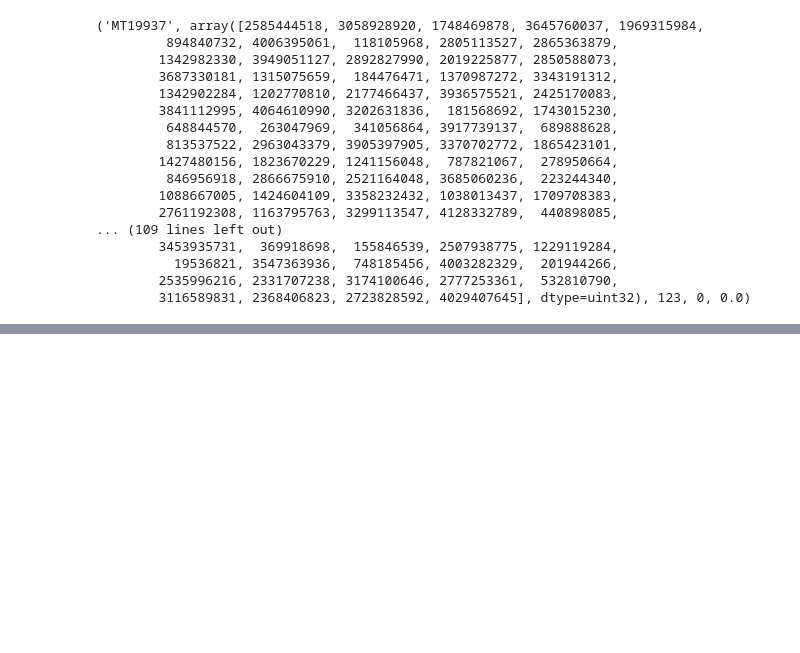
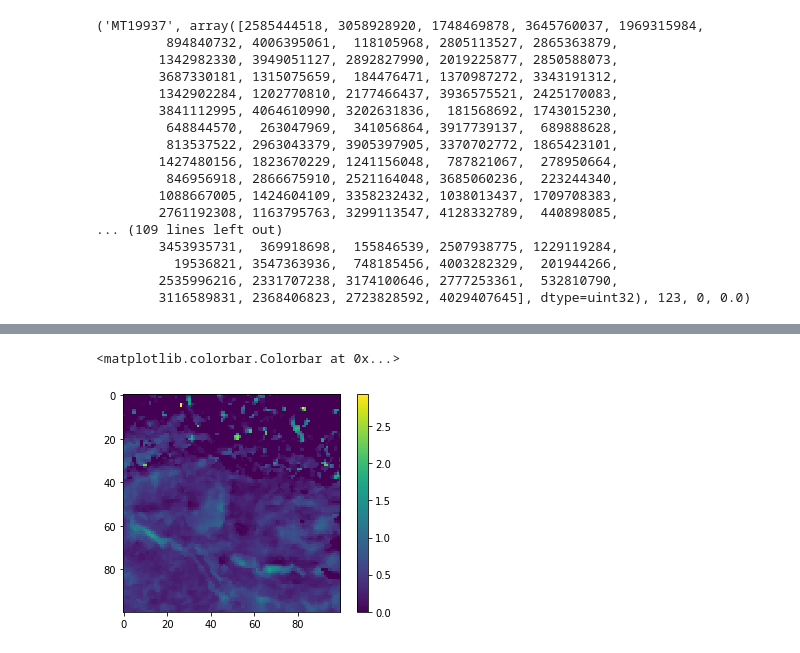
Before and after one commit to geohackweek/ghw2019_deepstac, a Jupyter notebook: notebooks/jag/03_keras_dos_modelos.ipynb, the cells around one changed output, grey strips where cells are left out. Drawn from its saved outputs; the diff is of its cells as text; code cells hidden in the pictures; blank space fills up the shorter version.

```diff
--- a/notebooks/jag/03_keras_dos_modelos.ipynb
+++ b/notebooks/jag/03_keras_dos_modelos.ipynb
@@ -577,0 +612,7 @@ st0
+# %%
+out_real = np.where(Yout['test'][sample,:,:,:].squeeze(axis=-1)<0, 0, Yout['test'][sample,:,:,:].squeeze(axis=-1))
+plt.imshow(out_real)
+plt.colorbar()
+# %% [output]
+<matplotlib.colorbar.Colorbar at 0x...>
+[figure, added]
```
Also changed, not shown: parts of 8 cells of this notebook, 4 other files.
